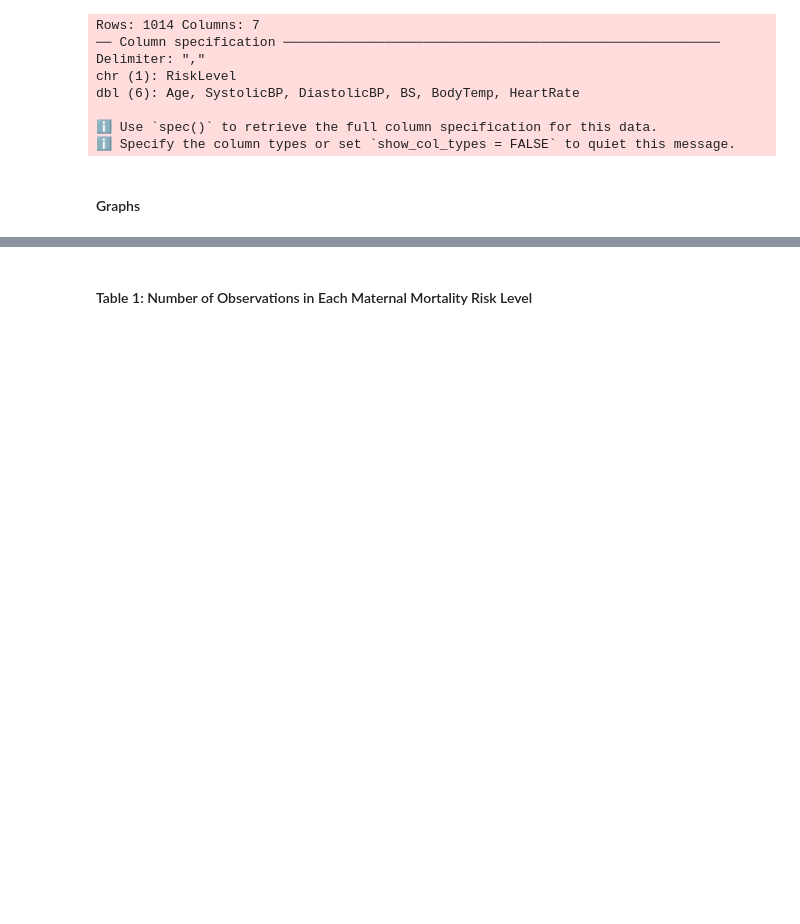
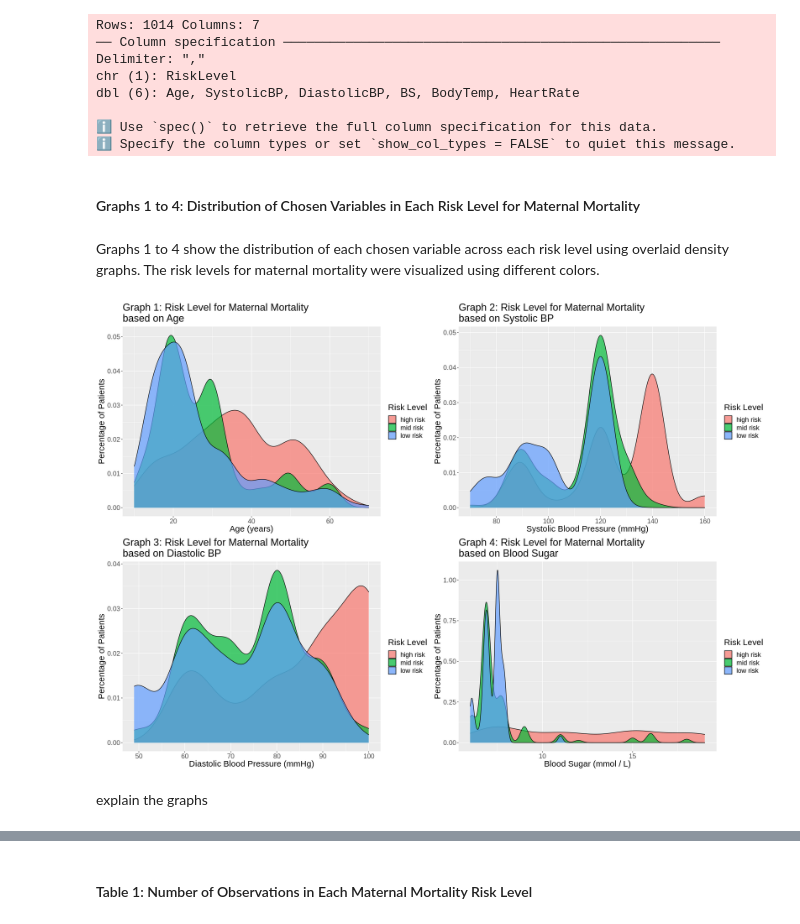
Before and after one commit to aniketc12/maternal_risk, a Jupyter notebook: maternal_health_report.ipynb, the cells around one changed output, grey strips where cells are left out. Saved outputs shown, nothing was run; the diff lists cells and outputs as text; code cells hidden in the pictures; blank space fills up the shorter version.

Commit message:
added density plots, variable explanation and code explanation

```diff
--- a/maternal_health_report.ipynb
+++ b/maternal_health_report.ipynb
@@ -39,4 +39,39 @@ maternal_split <- initial_split(maternal_health_dataset, prop = 0.75, strata = R
 training_set <- training(maternal_split) #the training set will be used for building the classifier
 testing_set <- testing(maternal_split) #the testing set will be saved until the end to test the accuracy of the classifier
 # %% [markdown]
-#### Graphs
+#### Graphs 1 to 4: Distribution of Chosen Variables in Each Risk Level for Maternal Mortality
+# %% [markdown]
+Graphs 1 to 4 show the distribution of each chosen variable across each risk level using overlaid density graphs. The risk levels for maternal mortality were visualized using different colors.
+# %%
+alpha <- 0.7 #alpha set to 0.7 to allow for slight transparency in the three plotted distributions
+age_histogram <-  ggplot(training_set, aes(x = Age)) + #distribution of the ages present in each risk level was visualized in a density plot
+geom_density(aes(fill = factor(RiskLevel, levels = c("high risk", "mid risk", "low risk"))), alpha=alpha) + #the density plots were colored based on risk level and the levels were set to order them from high risk to low risk for readability
+labs(x = "Age (years)", y = "Percentage of Patients", fill = "Risk Level") +
+theme(text = element_text(size = 18)) +
+ggtitle("Graph 1: Risk Level for Maternal Mortality \nbased on Age")
+
+
+systolic_histogram <-  ggplot(training_set, aes(x = SystolicBP)) + #same process as above was conducted, but for the distribution of Systolic BP
+geom_density(aes(fill = factor(RiskLevel, levels = c("high risk", "mid risk", "low risk"))), alpha=alpha) +
+labs(x = "Systolic Blood Pressure (mmHg)", y = "Percentage of Patients", fill = "Risk Level") +
+theme(text = element_text(size = 18)) +
+ggtitle("Graph 2: Risk Level for Maternal Mortality \nbased on Systolic BP")
+
+diastolic_histogram <-  ggplot(training_set, aes(x = DiastolicBP)) + #same process as above was conducted, but for the distribution of Distolic BP
+geom_density(aes(fill = factor(RiskLevel, levels = c("high risk", "mid risk", "low risk"))), alpha=alpha) +
+labs(x = "Diastolic Blood Pressure (mmHg)", y = "Percentage of Patients", fill = "Risk Level") +
+theme(text = element_text(size = 18)) +
+ggtitle("Graph 3: Risk Level for Maternal Mortality \nbased on Diastolic BP")
+
+bs_histogram <- ggplot(training_set, aes(x = BloodSugar)) + #same process as above was conducted, but for the distribution of Blood Sugar
+geom_density(aes(fill = factor(RiskLevel, levels = c("high risk", "mid risk", "low risk"))), alpha=alpha) +
+labs(x = "Blood Sugar (mmol / L)", y = "Percentage of Patients", fill = "Risk Level") +
+theme(text = element_text(size = 18)) +
+ggtitle("Graph 4: Risk Level for Maternal Mortality \nbased on Blood Sugar")
+
+options(repr.plot.height = 14, repr.plot.width = 20)
+grid.arrange(age_histogram, systolic_histogram, diastolic_histogram, bs_histogram, nrow = 2) #the graphs were arranged into a grid containing 2 graphs per row for ease of visualizing the density plots
+# %% [output]
+[figure, added]
+# %% [markdown]
+explain the graphs
```
Also changed, not shown: parts of 14 cells of this notebook.
